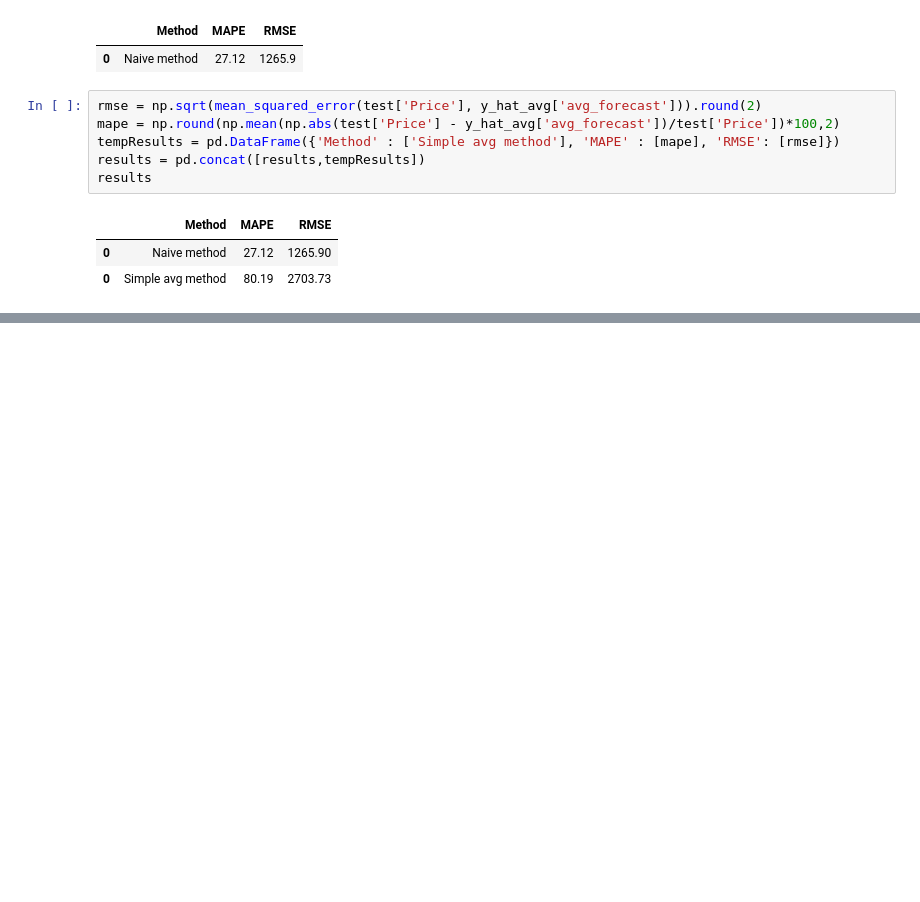
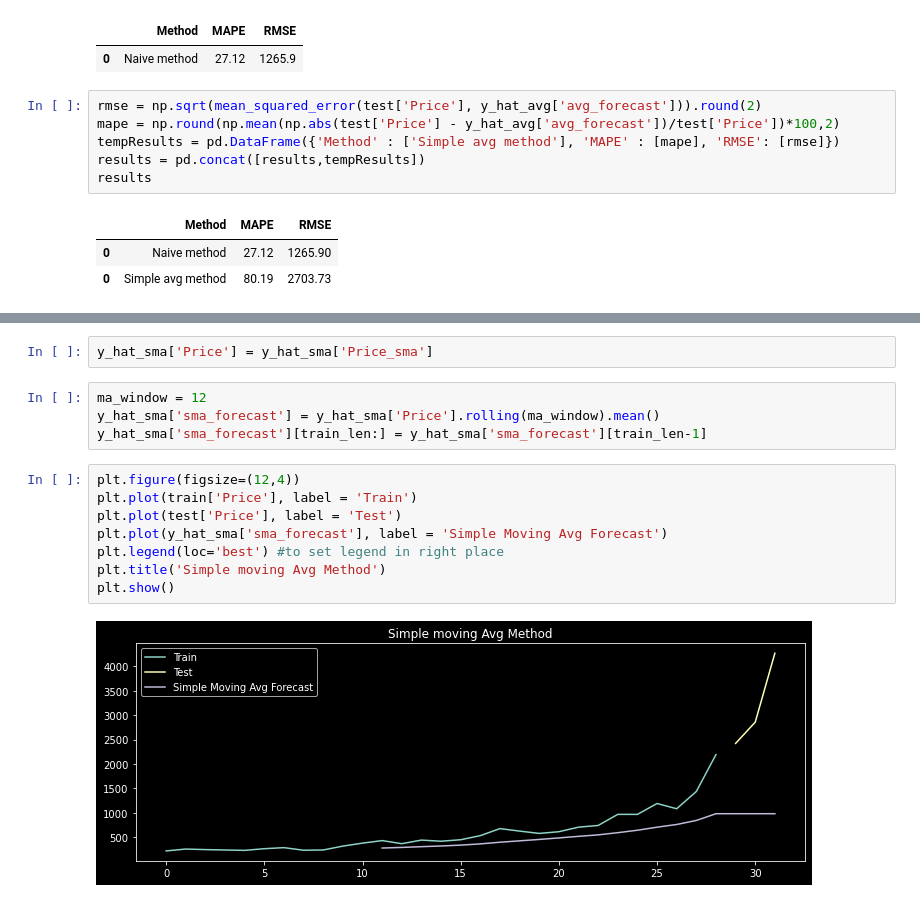
Before and after one commit to chethanbr86/MLDL_projects, a Jupyter notebook: Timeseries/airline-passenger-traffic_upgrad/bitcoin.ipynb, the cells around one changed output, grey strips where cells are left out. Cells and saved outputs as stored; diff of their text form; blank space fills up the shorter version.

```diff
--- a/Timeseries/airline-passenger-traffic_upgrad/bitcoin.ipynb
+++ b/Timeseries/airline-passenger-traffic_upgrad/bitcoin.ipynb
@@ -112,0 +124,16 @@ results
+# %%
+y_hat_sma['Price'] = y_hat_sma['Price_sma']
+# %%
+ma_window = 12
+y_hat_sma['sma_forecast'] = y_hat_sma['Price'].rolling(ma_window).mean()
+y_hat_sma['sma_forecast'][train_len:] = y_hat_sma['sma_forecast'][train_len-1]
+# %%
+plt.figure(figsize=(12,4))
+plt.plot(train['Price'], label = 'Train')
+plt.plot(test['Price'], label = 'Test')
+plt.plot(y_hat_sma['sma_forecast'], label = 'Simple Moving Avg Forecast')
+plt.legend(loc='best') #to set legend in right place
+plt.title('Simple moving Avg Method')
+plt.show()
+# %% [output]
+[figure, added]
```
Also changed, not shown: parts of 16 cells of this notebook, 1 other file.
